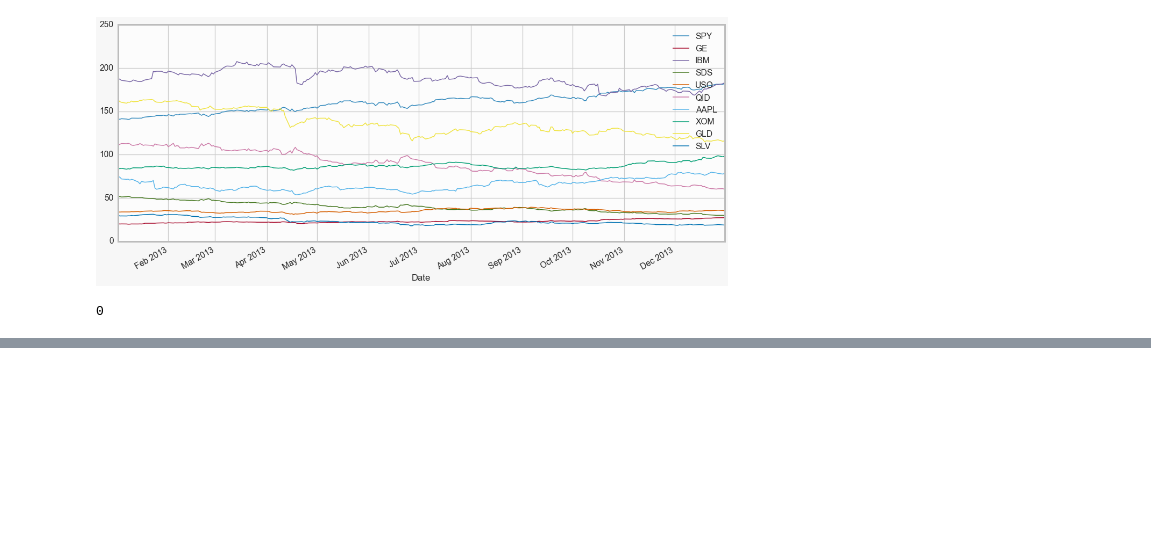
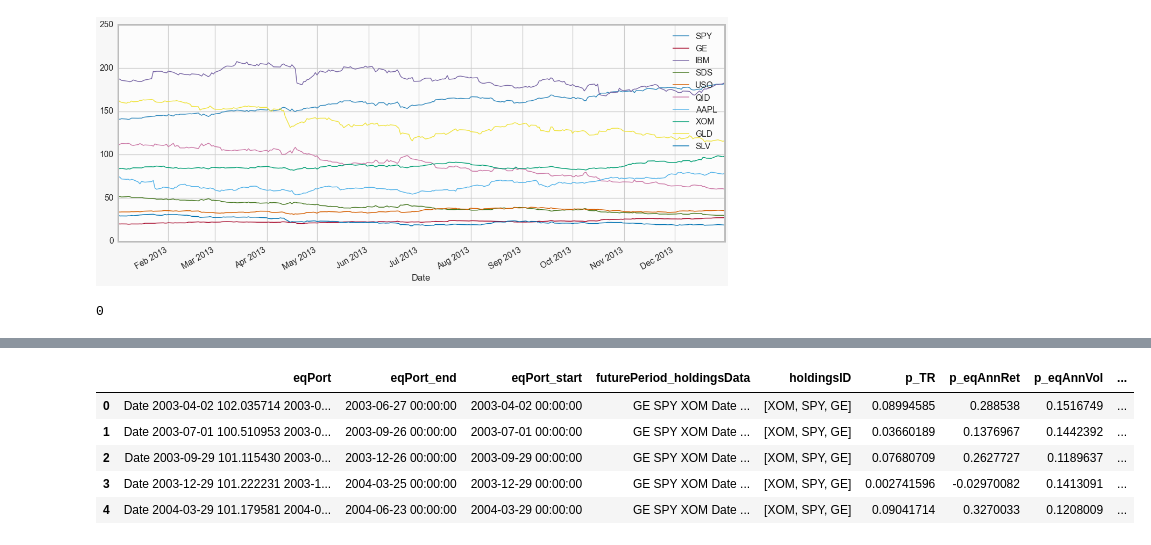
Before and after one commit to AlgoSkyNet/sandbox_py, a Jupyter notebook: sandbox_py_1.ipynb, the cells around one changed output, grey strips where cells are left out. Saved outputs shown, nothing was run; the diff lists cells and outputs as text; code cells hidden in the pictures; blank space fills up the shorter version.

```diff
--- a/sandbox_py_1.ipynb
+++ b/sandbox_py_1.ipynb
@@ -825,0 +938,9 @@ array(['SPY', 'IBM', 'GLD'], dtype=object)
+# %%
+twf_port.get('rebalances').head()
+# %% [output]
+|  | eqPort | eqPort_end | eqPort_start | futurePeriod_holdingsData | holdingsID | p_TR | p_eqAnnRet | p_eqAnnVol | ... |
+| 0 | Date 2003-04-02 102.035714 2003-0... | 2003-06-27 00:00:00 | 2003-04-02 00:00:00 | GE SPY XOM Date ... | [XOM, SPY, GE] | 0.08994585 | 0.288538 | 0.1516749 | ... |
+| 1 | Date 2003-07-01 100.510953 2003-0... | 2003-09-26 00:00:00 | 2003-07-01 00:00:00 | GE SPY XOM Date ... | [XOM, SPY, GE] | 0.03660189 | 0.1376967 | 0.1442392 | ... |
+| 2 | Date 2003-09-29 101.115430 2003-0... | 2003-12-26 00:00:00 | 2003-09-29 00:00:00 | GE SPY XOM Date ... | [XOM, SPY, GE] | 0.07680709 | 0.2627727 | 0.1189637 | ... |
+| 3 | Date 2003-12-29 101.222231 2003-1... | 2004-03-25 00:00:00 | 2003-12-29 00:00:00 | GE SPY XOM Date ... | [XOM, SPY, GE] | 0.002741596 | -0.02970082 | 0.1413091 | ... |
+| 4 | Date 2004-03-29 101.179581 2004-0... | 2004-06-23 00:00:00 | 2004-03-29 00:00:00 | GE SPY XOM Date ... | [XOM, SPY, GE] | 0.09041714 | 0.3270033 | 0.1208009 | ... |
```
Also changed, not shown: parts of 22 cells of this notebook.
